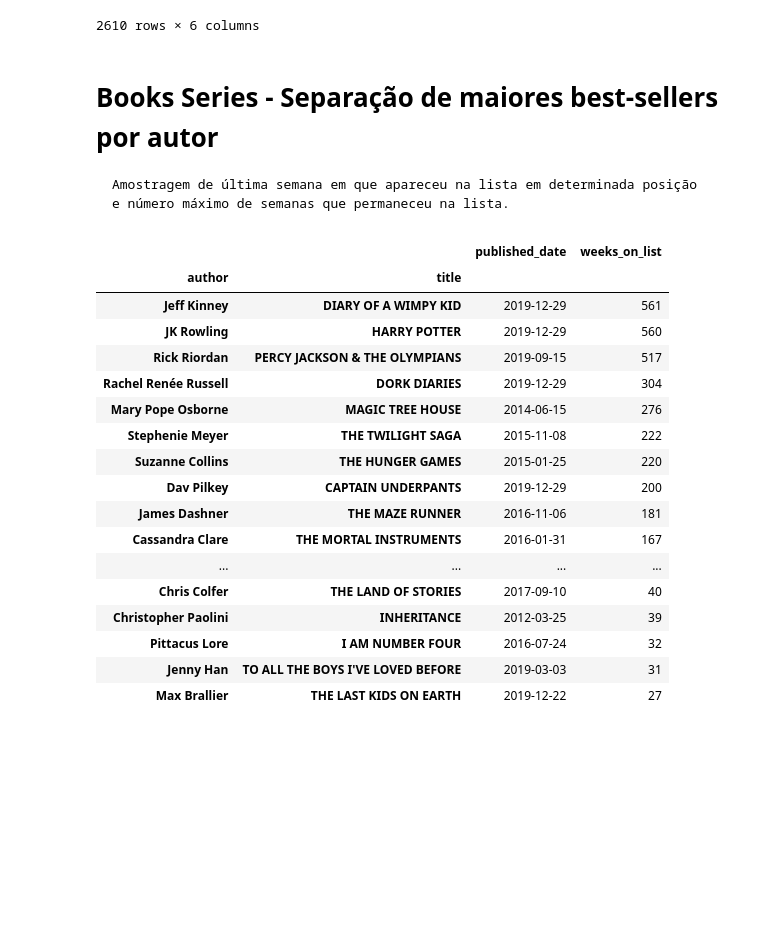
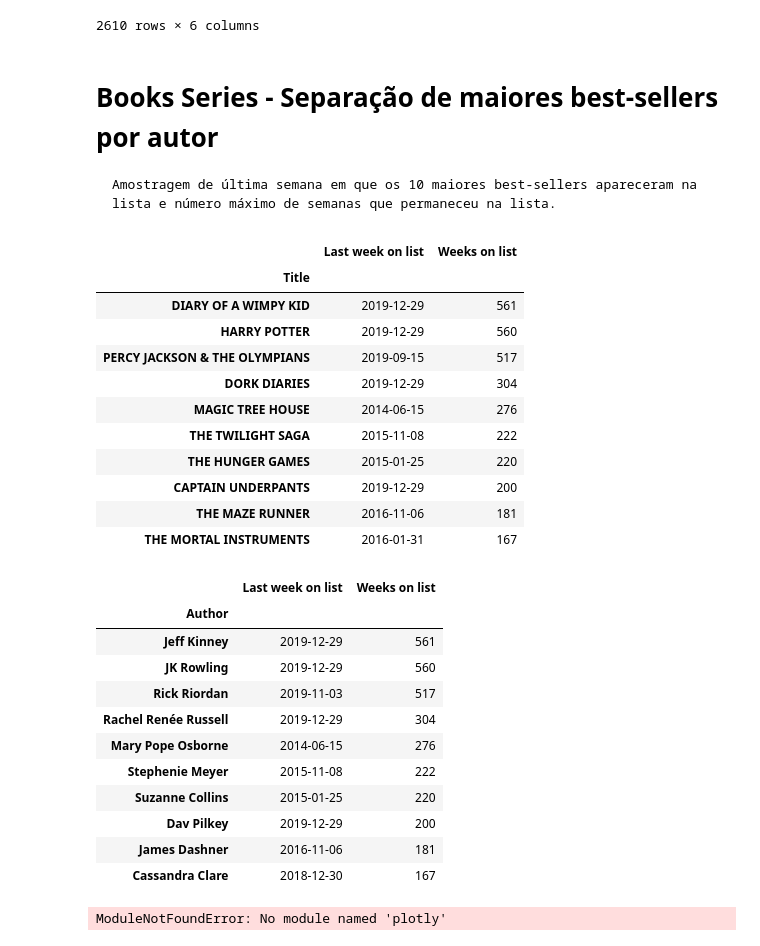
Before and after one commit to ArthurLimaMoreira/An-lise-de-dados---The-New-York-Times-Best-Sellers, a Jupyter notebook: Best Sellers 2010-2019 The New York Times.ipynb, the cells around one changed output. Saved outputs shown, nothing was run; the diff lists cells and outputs as text; code cells hidden in the pictures; blank space fills up the shorter version.

```diff
--- a/Best Sellers 2010-2019 The New York Times.ipynb
+++ b/Best Sellers 2010-2019 The New York Times.ipynb
@@ -55,0 +78,3 @@ display(tabela)
+# %%
+tabela.fillna({'author': 'Unknown'}, inplace=True)
+tabela.isnull().sum()
@@ -122,31 +156,48 @@ display(classe_series)
 2610 rows × 6 columns
 # %% [markdown]
 # Books Series - Separação de maiores best-sellers por autor
-    Amostragem de última semana em que apareceu na lista em determinada posição e número máximo de semanas que permaneceu na lista.
+    Amostragem de última semana em que os 10 maiores best-sellers apareceram na lista e número máximo de semanas que permaneceu na lista.
 # %%
-autores_series = classe_series[['published_date', 'author', 'title', 'weeks_on_list']].groupby(['author', 'title']).max()
-autores_series = autores_series.sort_values(['weeks_on_list'], ascending=False)
-#display(autores_series.head(50))
+#   SELECIONANDO AS 10 SÉRIES DE LIVROS MAIS VENDIDAS
+series = classe_series[['published_date', 'title', 'weeks_on_list']].groupby(['title']).max().sort_values(['weeks_on_list'], ascending=False).head(10)
+series.rename(columns={'weeks_on_list': 'Weeks on list', 'published_date': 'Last week on list'}, inplace=True)
+series.index.name = 'Title'
+display(series)
 
-#   SELECIONANDO OS MAIS VENDIDOS QUE PERMANECERAM NA LISTA POR MAIS DE 6 MESES (26 SEMANAS)
-autores_series = autores_series.head(38)
+#   SELECIONANDO OS 10 AUTORES MAIS VENDIDOS
+autores_series = classe_series[['published_date', 'author', 'weeks_on_list']].groupby(['author']).max().sort_values(['weeks_on_list'], ascending=False).head(10)
+autores_series.rename(columns={'weeks_on_list': 'Weeks on list', 'published_date': 'Last week on list'}, inplace=True)
+autores_series.index.name = 'Author'
 display(autores_series)
 # %% [output]
-|  |  | published_date | weeks_on_list |
-| author | title |  |  |
-| Jeff Kinney | DIARY OF A WIMPY KID | 2019-12-29 | 561 |
-| JK Rowling | HARRY POTTER | 2019-12-29 | 560 |
-| Rick Riordan | PERCY JACKSON & THE OLYMPIANS | 2019-09-15 | 517 |
-| Rachel Renée Russell | DORK DIARIES | 2019-12-29 | 304 |
-| Mary Pope Osborne | MAGIC TREE HOUSE | 2014-06-15 | 276 |
-| Stephenie Meyer | THE TWILIGHT SAGA | 2015-11-08 | 222 |
-| Suzanne Collins | THE HUNGER GAMES | 2015-01-25 | 220 |
-| Dav Pilkey | CAPTAIN UNDERPANTS | 2019-12-29 | 200 |
-| James Dashner | THE MAZE RUNNER | 2016-11-06 | 181 |
-| Cassandra Clare | THE MORTAL INSTRUMENTS | 2016-01-31 | 167 |
-| ... | ... | ... | ... |
-| Chris Colfer | THE LAND OF STORIES | 2017-09-10 | 40 |
-| Christopher Paolini | INHERITANCE | 2012-03-25 | 39 |
-| Pittacus Lore | I AM NUMBER FOUR | 2016-07-24 | 32 |
-| Jenny Han | TO ALL THE BOYS I'VE LOVED BEFORE | 2019-03-03 | 31 |
-| Max Brallier | THE LAST KIDS ON EARTH | 2019-12-22 | 27 |
+|  | Last week on list | Weeks on list |
+| Title |  |  |
+| DIARY OF A WIMPY KID | 2019-12-29 | 561 |
+| HARRY POTTER | 2019-12-29 | 560 |
+| PERCY JACKSON & THE OLYMPIANS | 2019-09-15 | 517 |
+| DORK DIARIES | 2019-12-29 | 304 |
+| MAGIC TREE HOUSE | 2014-06-15 | 276 |
+| THE TWILIGHT SAGA | 2015-11-08 | 222 |
+| THE HUNGER GAMES | 2015-01-25 | 220 |
+| CAPTAIN UNDERPANTS | 2019-12-29 | 200 |
+| THE MAZE RUNNER | 2016-11-06 | 181 |
+| THE MORTAL INSTRUMENTS | 2016-01-31 | 167 |
+|  | Last week on list | Weeks on list |
+| Author |  |  |
+| Jeff Kinney | 2019-12-29 | 561 |
+| JK Rowling | 2019-12-29 | 560 |
+| Rick Riordan | 2019-11-03 | 517 |
+| Rachel Renée Russell | 2019-12-29 | 304 |
+| Mary Pope Osborne | 2014-06-15 | 276 |
+| Stephenie Meyer | 2015-11-08 | 222 |
+| Suzanne Collins | 2015-01-25 | 220 |
+| Dav Pilkey | 2019-12-29 | 200 |
+| James Dashner | 2016-11-06 | 181 |
+| Cassandra Clare | 2018-12-30 | 167 |
+# %%
+import plotly.express as px
+
+figura_1 = px.line(x = series['Title'], y = series['Last week on list'])
+figura_1.show()
+# %% [output]
+ModuleNotFoundError: No module named 'plotly'
```
Also changed, not shown: parts of 7 cells of this notebook.
